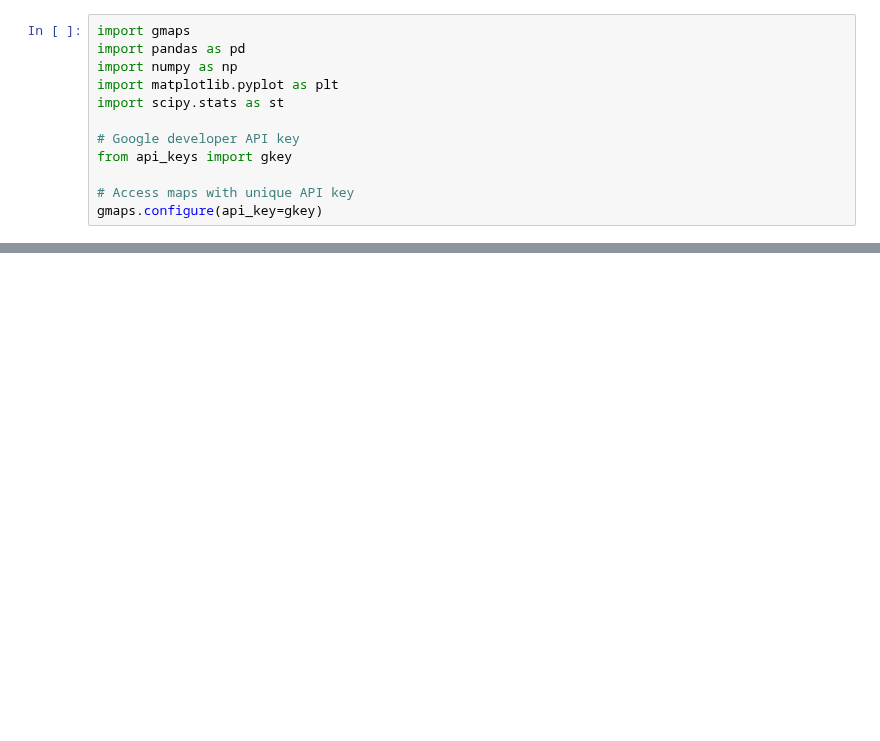
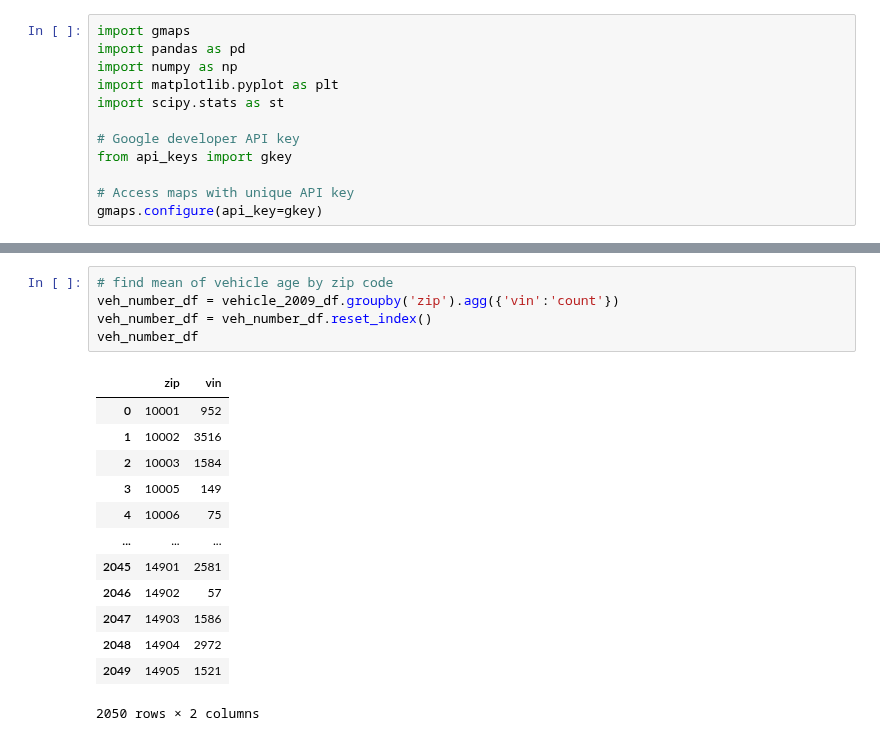
Before and after one commit to paloni-dotcom/Se7en, a Jupyter notebook: files to be removed after verifcation/Car_density_2009.ipynb, the cells around one changed output, grey strips where cells are left out. Cells and saved outputs as stored; diff of their text form; blank space fills up the shorter version.

```diff
--- a/Car_density_2020.ipynb
+++ b/files to be removed after verifcation/Car_density_2009.ipynb
@@ -31,2 +50,21 @@ zip_df = zip_df.dropna()
+# %%
+# find mean of vehicle age by zip code
+veh_number_df = vehicle_2009_df.groupby('zip').agg({'vin':'count'})
+veh_number_df = veh_number_df.reset_index()
+veh_number_df
+# %% [output]
+|  | zip | vin |
+| 0 | 10001 | 952 |
+| 1 | 10002 | 3516 |
+| 2 | 10003 | 1584 |
+| 3 | 10005 | 149 |
+| 4 | 10006 | 75 |
+| ... | ... | ... |
+| 2045 | 14901 | 2581 |
+| 2046 | 14902 | 57 |
+| 2047 | 14903 | 1586 |
+| 2048 | 14904 | 2972 |
+| 2049 | 14905 | 1521 |
+2050 rows × 2 columns
 # %%
 #add zip code coordinates to vehicle age mean dataframe
```
Also changed, not shown: parts of 7 cells of this notebook, 7 other files.
